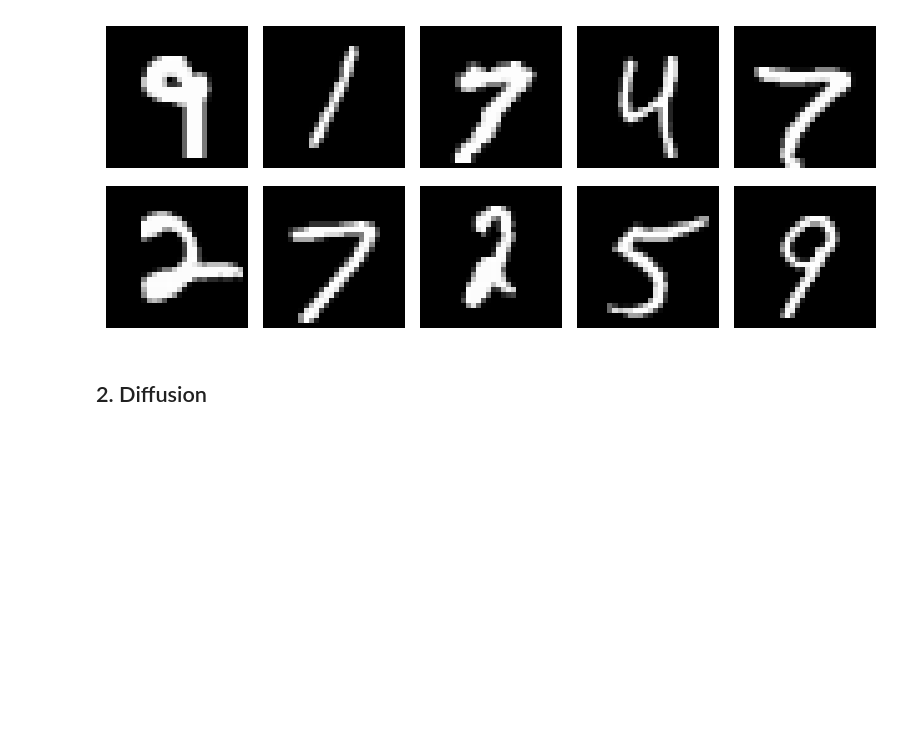
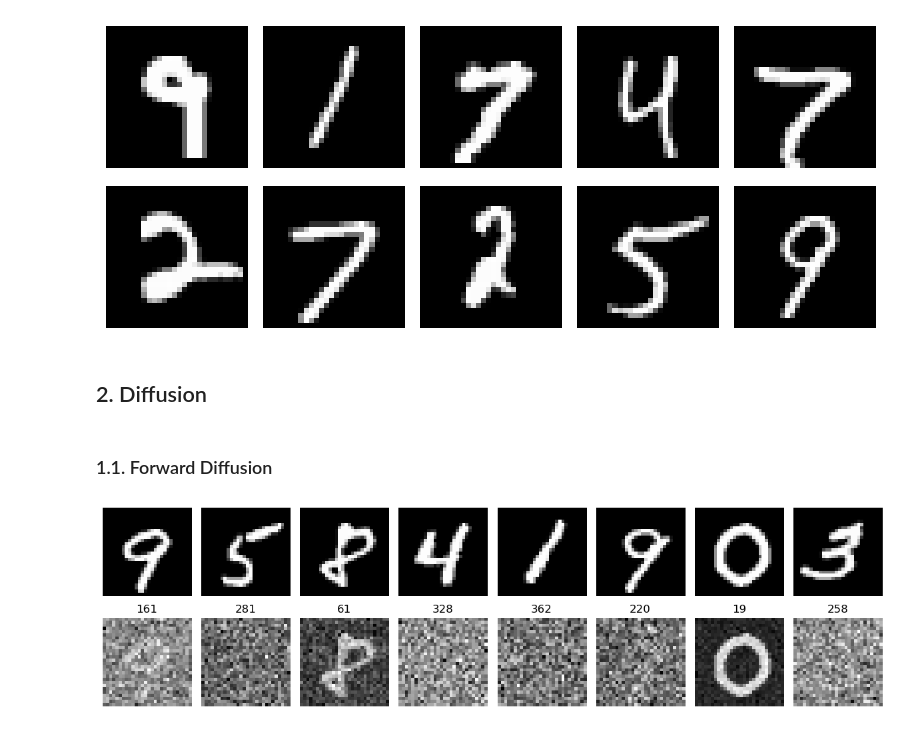
Before and after one commit to shuangxuetwelve/DDPM, a Jupyter notebook: MNIST.ipynb, the cells around one changed output. Saved outputs shown, nothing was run; the diff lists cells and outputs as text; code cells hidden in the pictures; blank space fills up the shorter version.

Commit message:
Plot forward diffusion

```diff
--- a/MNIST.ipynb
+++ b/MNIST.ipynb
@@ -161 +200,32 @@ class Diffusion:
 diffusion = Diffusion(TIME_STEPS)
+# %% [markdown]
+### 1.1. Forward Diffusion
+# %%
+num_samples = 8
+
+# Sample images from the dataset.
+# A tensor of shape (num_samples, CHANNELS, HEIGHT, WIDTH) and dtype torch.float32.
+images = next(iter(dataloader))[0][:num_samples].to(DEVICE)
+
+# Sample time steps that are in [0, TIME_STEPS).
+# A tensor of shape (num_samples,) and dtype torch.int64.
+t = torch.randint(0, TIME_STEPS, (8,), device=DEVICE)
+
+# Add noise to the images.
+# A tensor of shape (num_samples, CHANNELS, HEIGHT, WIDTH) and dtype torch.float32.
+noisy_images = diffusion.q_sample(images, t)
+
+# Show the noisy images.
+rows, cols = 2, num_samples
+fig, axs = plt.subplots(rows, cols, figsize=(12, 3.5))
+for col in range(cols):
+    axs[0][col].imshow(images[col].permute(1, 2, 0).cpu(), cmap=plt.cm.gray)
+    axs[0][col].axis('off')
+for col in range(cols):
+    axs[1][col].imshow(noisy_images[col].permute(1, 2, 0).cpu(), cmap=plt.cm.gray)
+    axs[1][col].axis('off')
+    axs[1][col].set_title(t[col].item())
+plt.tight_layout()
+plt.show()
+# %% [output]
+[figure, added]
```
Also changed, not shown: parts of 1 cell of this notebook.
